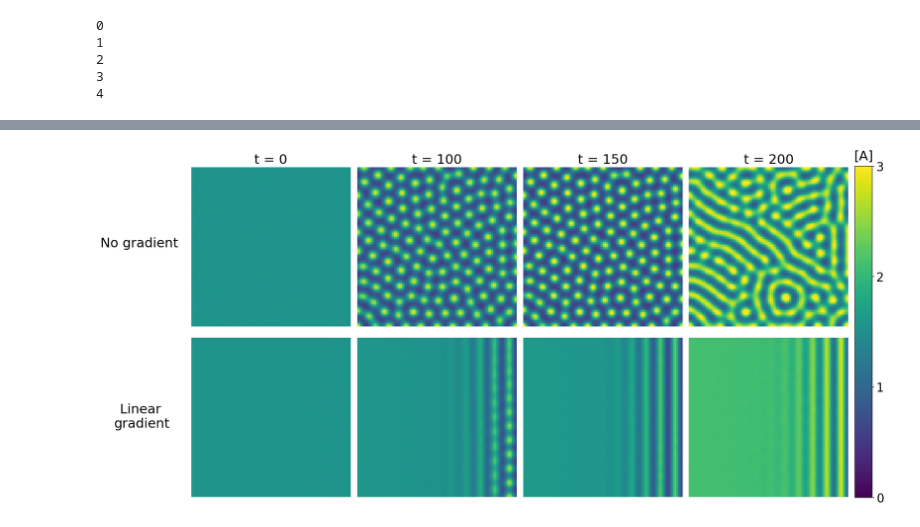
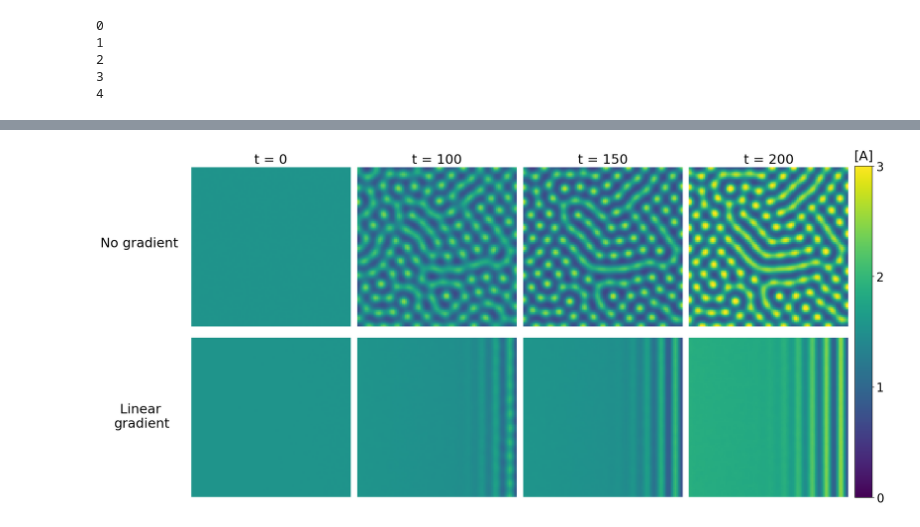
Before and after one commit to Endres-group/Limit-cycle-Turing-patterns, a Jupyter notebook: Figure_5.ipynb, the cells around one changed output, grey strips where cells are left out. Saved outputs shown, nothing was run; the diff lists cells and outputs as text; code cells hidden in the pictures.

```diff
--- a/Figure_5.ipynb
+++ b/Figure_5.ipynb
@@ -775,7 +737,7 @@ res_dict = {i: [] for i in range(0,ngrad)}
 for s in range(int(ngrad/8)):
     print(s)
     for i in range(0,8):
-        res = np.load(f"fig5_data_rev/main_C0_{np.round(C0,3)}_{i+8*s}.npz")
+        res = np.load(f"fig5_data_rev2/main_C0_{np.round(C0,3)}_{i+8*s}.npz")
         entropy_list = []
         xent = []
         for o in range(0,len(res['k1'])):
@@ -800,17 +762,17 @@ for i in range(0,len(res['k1'])):
 4
 # %%
 
-with open("fig5_noised_together_FF_rev.pkl", "wb") as f:
+with open("fig5_data_rev2/fig5_noised_together_FF_rev.pkl", "wb") as f:
     pickle.dump({'ent_list': ent_list,
                  'PSD': avg_res_sd4}, f)
 # %%
-with open("fig5_noised_together_null_rev.pkl", "rb") as f:
+with open("fig5_data_rev2/fig5_noised_together_null_rev.pkl", "rb") as f:
     data = pickle.load(f)
 
 ent_list_null = data['ent_list']
 PSD_null = data['PSD']
 
-with open("fig5_noised_together_FF_rev.pkl", "rb") as f:
+with open("fig5_data_rev2/fig5_noised_together_FF_rev.pkl", "rb") as f:
     data = pickle.load(f)
 
 ent_list_FF = data['ent_list']
@@ -926,7 +888,7 @@ vmax_global = 1
 # Load data
 res_dict = {i: [] for i in range(40)}
 for i in range(40):
-    res = np.load(f"fig5_data_rev/main_C0_0.16_{i}.npz")
+    res = np.load(f"fig5_data_rev2/main_C0_0.16_{i}.npz")
     res_dict[i].append(res)
 
 # Prepare PSD images
@@ -945,8 +907,8 @@ for key in ['u', 'u2']:
 # %%
 fig = plt.figure(figsize=(20, 10))
 gs = gridspec.GridSpec(nrows, ncols + 1, width_ratios=[1]*ncols + [0.05], wspace=0.05, hspace=0.05)
-run = 9
-res = np.load(f"fig5_data_rev/main_C0_0.16_{run}.npz")
+run = 6
+res = np.load(f"fig5_data_rev2/main_C0_0.16_{run}.npz")
 vmin_global = 0
 vmax_global = 3
 for row in range(nrows):
@@ -957,35 +919,35 @@ for row in range(nrows):
         else:
             im = ax.imshow(res['u2'][timepoints[col]], vmin=vmin_global, vmax=vmax_global, cmap='viridis')
         ax.axis('off')
         if row == 0:
             ax.set_title(f"t = {timepoints[col]}", fontsize=22)
         ax.set_aspect('equal')
 
 cax = fig.add_subplot(gs[:, -1])  # span all rows
 pos = cax.get_position()
 cbar = fig.colorbar(im, cax=cax, orientation='vertical')
 ticks = np.arange(0, 3.1, 1)
 cbar.set_ticks(ticks)
 cbar.ax.tick_params(labelsize=20)
 cax.set_position([pos.x0, pos.y0+0.003, 0.02, pos.height * 0.995])
 # Label above the colorbar
 cbar.ax.text(
     0.5, 1.01, "[A]", transform=cbar.ax.transAxes, fontsize=22,
     ha='center', va='bottom', rotation=0
 )
 row_labels = ["Linear  \ngradient", "No gradient"]  # adjust for nrows
 for i, label in enumerate(row_labels):
     # y-coordinates: center of each row, distribute evenly
     y = [0.3,0.7]
     x = [0.1,0.11]
     fig.text(x[i], y[i], label, fontsize=22, va='center', ha='right', rotation=0)
 
 
 plt.tight_layout()
-plt.savefig("fig5_img2x4_rev.png")
+plt.savefig("fig5_img2x4_rev_rev.png")
 plt.show()
 # %% [output]
-[figure, old version]
+[figure, new version]
 # %%
 fig = plt.figure(figsize=(20, 10))
 gs = gridspec.GridSpec(nrows, ncols + 1, width_ratios=[1]*ncols + [0.05], wspace=0.05, hspace=0.05)
```
Also changed, not shown: parts of 15 cells of this notebook.
